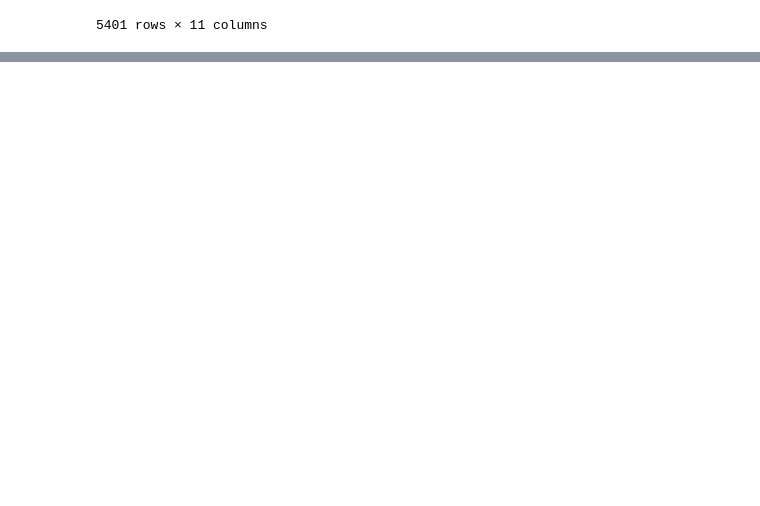
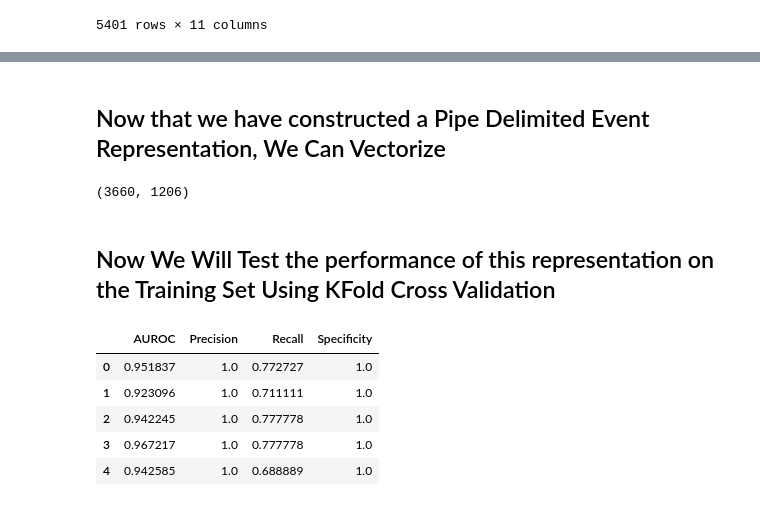
Before and after one commit to expmed/DICBWorkshops, a Jupyter notebook: NLPInformedFeatureEngineering.ipynb, the cells around one changed output, grey strips where cells are left out. Cells and saved outputs as stored; diff of their text form; code cells hidden in the pictures; blank space fills up the shorter version.

Commit message:
Additional sections to Jupyter Notebook with basic feature representation and testing

```diff
--- a/NLPInformedFeatureEngineering.ipynb
+++ b/NLPInformedFeatureEngineering.ipynb
@@ -132,0 +182,10 @@ procedures_filtered
+# %%
+# condense the records into a pipe-delimited string of event tokens per patient,
+# where each token is of the form <EVENT_TYPE>::<CODE>
+train_records_condensed = train_records.assign(
+    EVENT_TOKEN=lambda x: x['EVENT_TYPE'] + '::' + x['CODE'].astype(str) + '|'
+).groupby(['PATIENT'])['EVENT_TOKEN'].sum().reset_index()
+# %%
+train_data_final = train_records_condensed.assign(
+    LABEL=lambda x: x['PATIENT'].isin(type2_patients).astype(int)
+)
@@ -132,0 +208,10 @@ procedures_filtered
+# %% [markdown]
+## Now that we have constructed a Pipe Delimited Event Representation, We Can Vectorize
+# %%
+event_occurence_vectors = vectorizer.fit_transform(train_data_final['EVENT_TOKEN'])
+# %%
+event_occurence_vectors.shape
+# %% [output]
+(3660, 1206)
+# %% [markdown]
+## Now We Will Test the performance of this representation on the Training Set Using KFold Cross Validation
@@ -132,0 +222,33 @@ procedures_filtered
+# %%
+kfold = StratifiedKFold(n_splits=5)
+clf = RandomForestClassifier()
+# %%
+metrics = []
+for i, (train_index, test_index) in tqdm(enumerate(kfold.split(event_occurence_vectors, train_data_final['LABEL'])), total=5):
+    train_x, train_y = event_occurence_vectors[train_index], train_data_final['LABEL'].to_numpy()[train_index]
+    test_x, test_y = event_occurence_vectors[test_index], train_data_final['LABEL'].to_numpy()[test_index]
+    # fit the model on the training fold
+    clf.fit(train_x, train_y)
+    # evaluate the model on the validation fold
+    preds = clf.predict(test_x)
+    scores = clf.predict_proba(test_x)[:, 1]
+    # get the AUROC
+    fpr, tpr, _ = roc_curve(test_y, scores)
+    auroc = auc(fpr, tpr)
+    # get the confusion matrix
+    cm = confusion_matrix(test_y, preds)
+    # save the metrics
+    metrics.append({
+        'AUROC': auroc,
+        'Precision': cm[1, 1] / cm[:, 1].sum(),
+        'Recall': cm[1, 1] / cm[1].sum(),
+        'Specificity': cm[0, 0] / cm[0].sum()
+    })
+pd.DataFrame(metrics)
+# %% [output]
+|  | AUROC | Precision | Recall | Specificity |
+| 0 | 0.951837 | 1.0 | 0.772727 | 1.0 |
+| 1 | 0.923096 | 1.0 | 0.711111 | 1.0 |
+| 2 | 0.942245 | 1.0 | 0.777778 | 1.0 |
+| 3 | 0.967217 | 1.0 | 0.777778 | 1.0 |
+| 4 | 0.942585 | 1.0 | 0.688889 | 1.0 |
```
Also changed, not shown: parts of 24 cells of this notebook.
